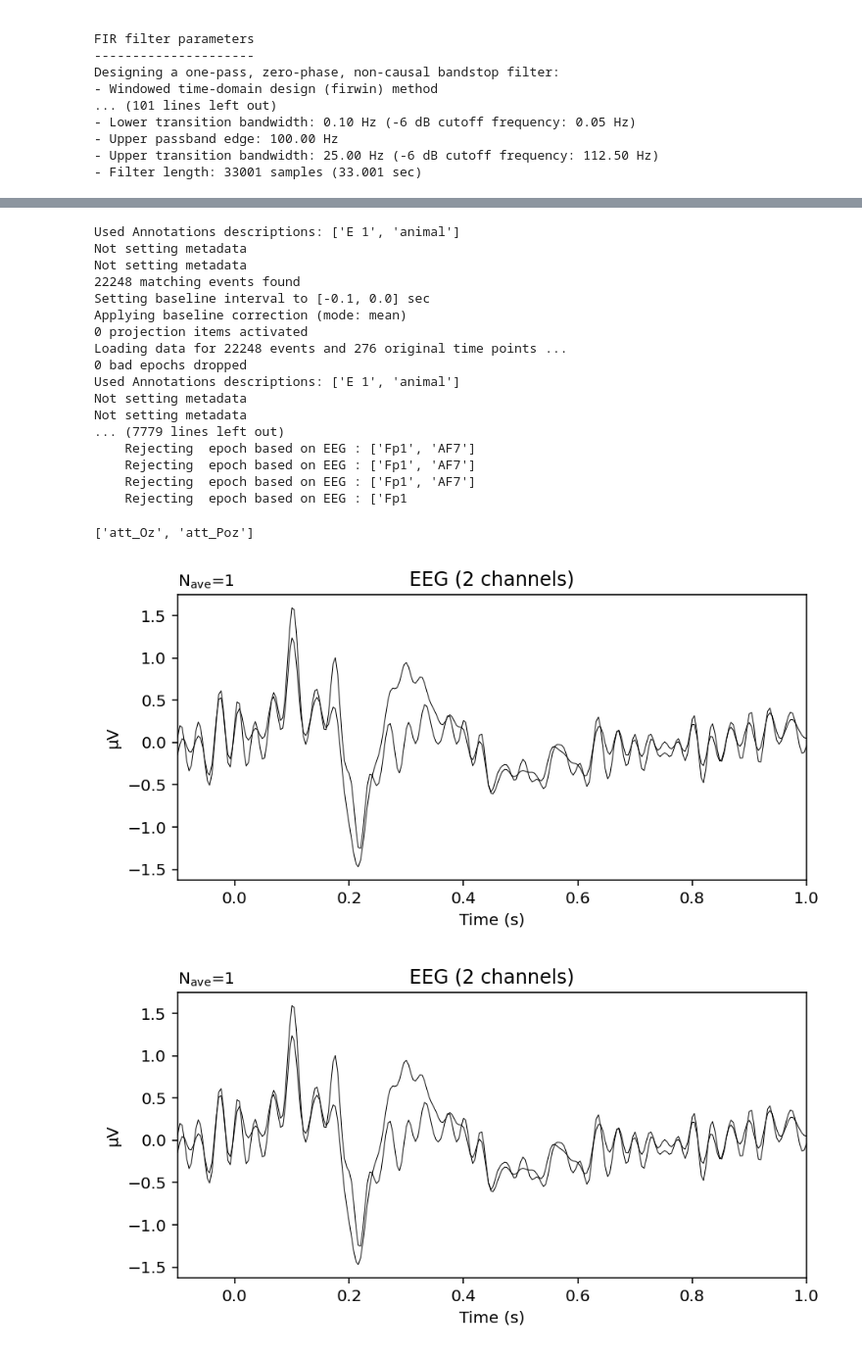
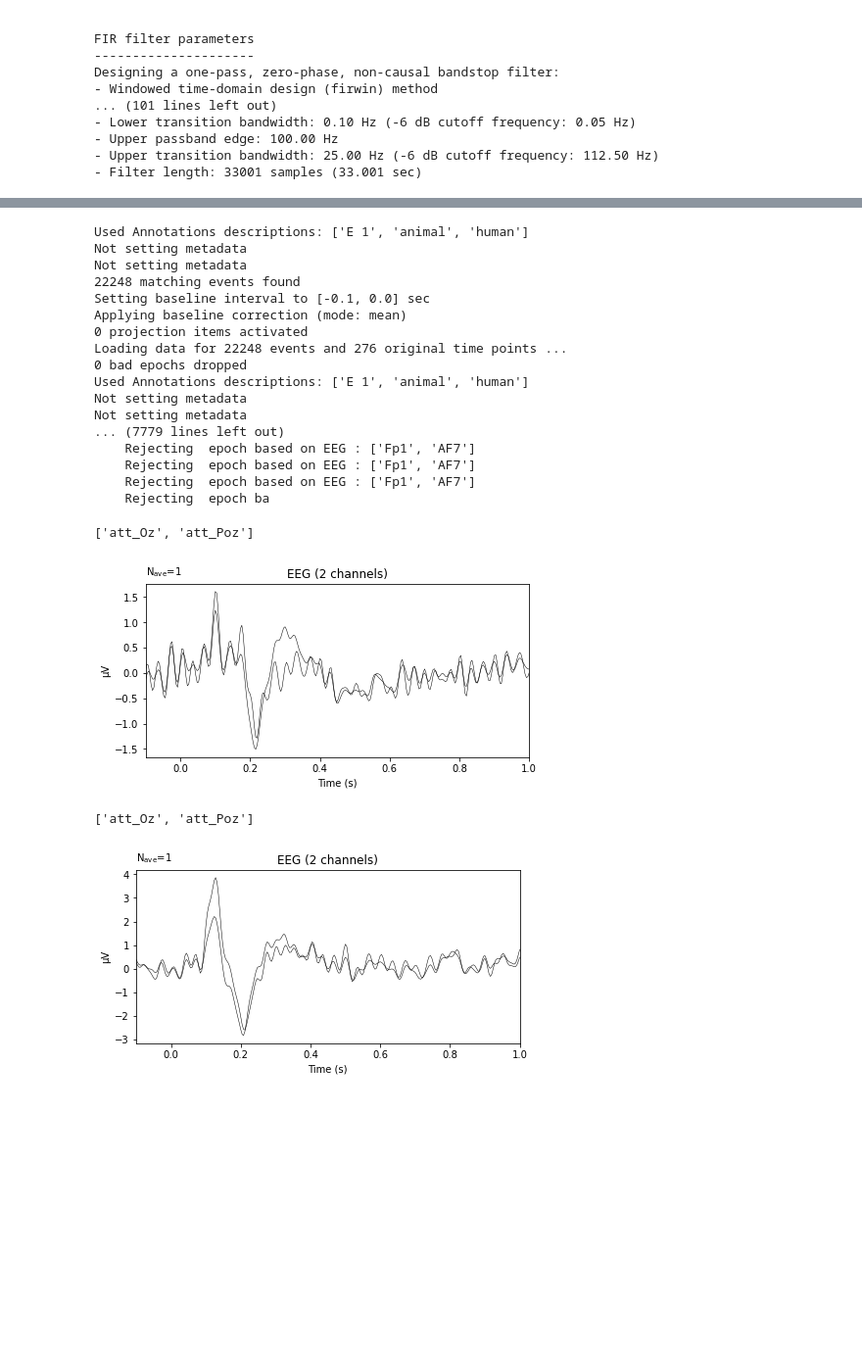
Before and after one commit to Diego41ITA/EEG-analysis, a Jupyter notebook: Prova_multi_sub.ipynb, the cells around one changed output, grey strips where cells are left out. Shown at 98% size. Drawn from its saved outputs; the diff is of its cells as text; code cells hidden in the pictures; blank space fills up the shorter version.

```diff
--- a/Prova_multi_sub.ipynb
+++ b/Prova_multi_sub.ipynb
@@ -52,10 +52,13 @@ def get_vectors(data_path):
 
     #description
     animal=['animal']
+    human=['human']
     description=[]
     for row in sheet ['e2':'e22249']:
         for cel in row:
             if(cel.value in animal):
+                description.append(cel.value)
+            elif(cel.value in human):
                 description.append(cel.value)
             else:
                 description.append('E 1')
@@ -154,7 +157,7 @@ Applying ICA to Raw instance
 # %%
 epochs_vector=get_epochs(data_vector_ok)
 # %% [output]
-Used Annotations descriptions: ['E 1', 'animal']
+Used Annotations descriptions: ['E 1', 'animal', 'human']
 Not setting metadata
 Not setting metadata
 22248 matching events found
@@ -163,29 +166,35 @@ Applying baseline correction (mode: mean)
 0 projection items activated
 Loading data for 22248 events and 276 original time points ...
 0 bad epochs dropped
-Used Annotations descriptions: ['E 1', 'animal']
+Used Annotations descriptions: ['E 1', 'animal', 'human']
 Not setting metadata
 Not setting metadata
 ... (7779 lines left out)
     Rejecting  epoch based on EEG : ['Fp1', 'AF7']
     Rejecting  epoch based on EEG : ['Fp1', 'AF7']
     Rejecting  epoch based on EEG : ['Fp1', 'AF7']
-    Rejecting  epoch based on EEG : ['Fp1
+    Rejecting  epoch ba
 # %%
 animali=epochs_vector[0]['10002'].average()
+umani=epochs_vector[0]['10003'].average()
 # %%
 #att_Oz=[17,16,18],
 #att_Poz=[45,46,48,49,47]
+cat=[animali,umani]
 roi_dict = dict(
                 att_Oz=[17,16,18],
                 att_Poz=[45,46,48,49,47]
                )
 
-roi_evoked = mne.channels.combine_channels(animali, roi_dict, method='mean')
-print(roi_evoked.info['ch_names'])
-roi_evoked.plot()
+roi_evoked = [mne.channels.combine_channels(i, roi_dict, method='mean')for i in cat]
+
+
+for i in range(len(roi_evoked)):
+    print(roi_evoked[i].info['ch_names'])
+    roi_evoked[i].plot()
 # %% [output]
 ['att_Oz', 'att_Poz']
-[figure, old version]
+[figure, new version]
+['att_Oz', 'att_Poz']
-[figure, old version]
+[figure, new version]
 # %%
```
Also changed, not shown: parts of 8 cells of this notebook, 1 other file.
